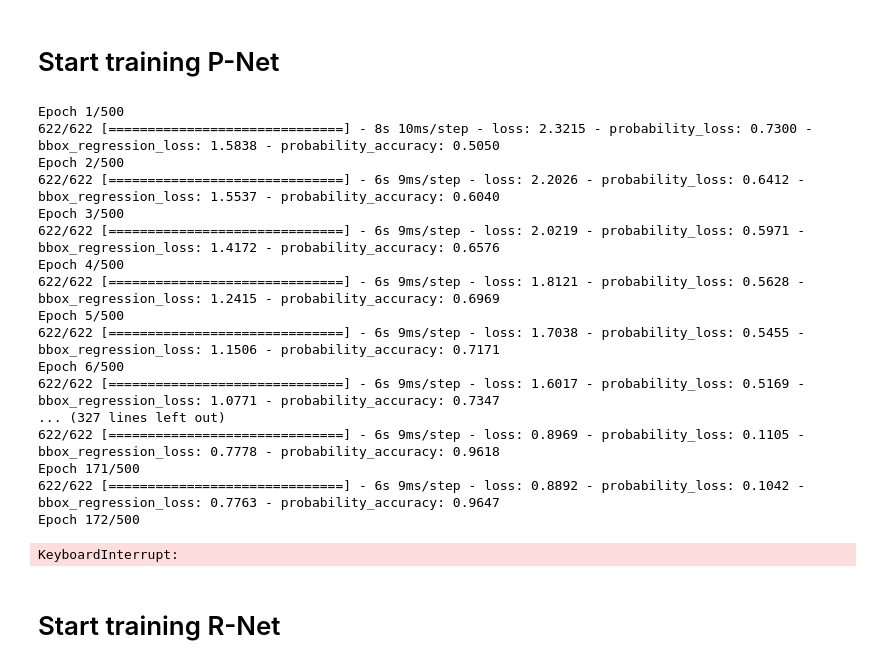
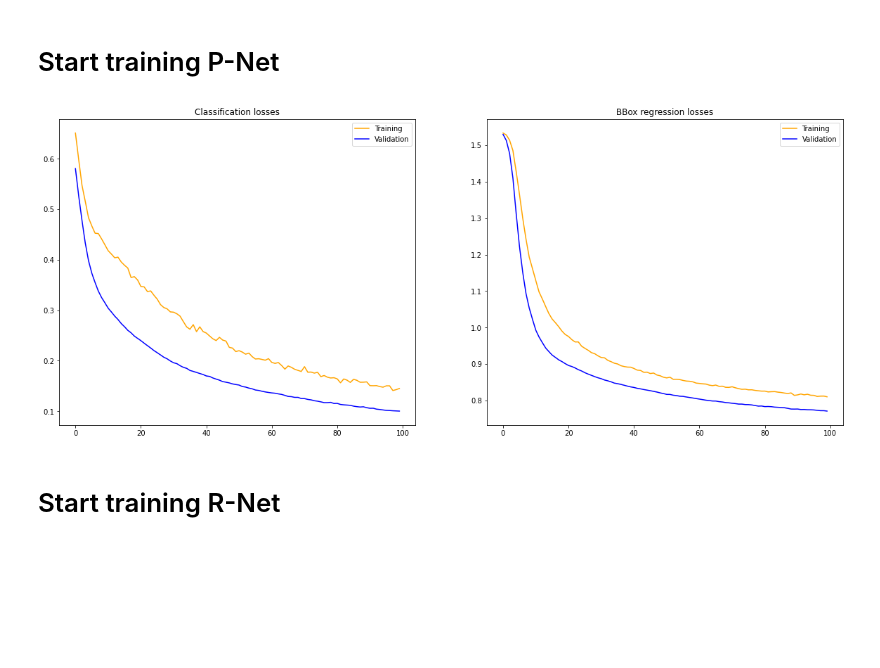
Before and after one commit to hieubkvn123/face_recognition, a Jupyter notebook: mtcnn_impl/PNet_RNet_Combined_training.ipynb, the cells around one changed output. Drawn from its saved outputs; the diff is of its cells as text; code cells hidden in the pictures; blank space fills up the shorter version.

```diff
--- a/mtcnn_impl/PNet_RNet_Combined_training.ipynb
+++ b/mtcnn_impl/PNet_RNet_Combined_training.ipynb
@@ -27,6 +27,7 @@ from tensorflow.keras.losses import MeanSquaredError, BinaryCrossentropy
 
 ### Some constants ###
 input_dim = 12 # 48
+# weights_dir = 'road_signs_1'
 weights_dir = 'road_signs'
 pnet_tensorboard_logdir = 'pnet_logs'
 rnet_tensorboard_logdir = 'rnet_logs'
@@ -52,7 +53,7 @@ if(os.path.exists(onet_tensorboard_logdir)):
     print('[INFO] Clearing O-Net log directory ... ')
     shutil.rmtree(onet_tensorboard_logdir)
 
-epochs = 500
+epochs = 100 # 500
 batch_size = 16
 pnet_tensorboard = TensorBoard(log_dir=pnet_tensorboard_logdir)
 pnet_checkpoint = ModelCheckpoint(pnet_weights, save_weights_only=True)
@@ -335,27 +338,28 @@ if(os.path.exists(pnet_weights)):
 pnet.compile(optimizer=Adam(lr=0.00001, amsgrad=True),
             loss=losses,
             metrics={'probability':'accuracy'})
-# %%
-history = pnet.fit(train_images, y, epochs=epochs, batch_size=batch_size, callbacks=pnet_callbacks)
-# %% [output]
-Epoch 1/500
-622/622 [==============================] - 8s 10ms/step - loss: 2.3215 - probability_loss: 0.7300 - bbox_regression_loss: 1.5838 - probability_accuracy: 0.5050
-Epoch 2/500
-622/622 [==============================] - 6s 9ms/step - loss: 2.2026 - probability_loss: 0.6412 - bbox_regression_loss: 1.5537 - probability_accuracy: 0.6040
-Epoch 3/500
-622/622 [==============================] - 6s 9ms/step - loss: 2.0219 - probability_loss: 0.5971 - bbox_regression_loss: 1.4172 - probability_accuracy: 0.6576
-Epoch 4/500
-622/622 [==============================] - 6s 9ms/step - loss: 1.8121 - probability_loss: 0.5628 - bbox_regression_loss: 1.2415 - probability_accuracy: 0.6969
-Epoch 5/500
-622/622 [==============================] - 6s 9ms/step - loss: 1.7038 - probability_loss: 0.5455 - bbox_regression_loss: 1.1506 - probability_accuracy: 0.7171
-Epoch 6/500
-622/622 [==============================] - 6s 9ms/step - loss: 1.6017 - probability_loss: 0.5169 - bbox_regression_loss: 1.0771 - probability_accuracy: 0.7347
-... (327 lines left out)
-622/622 [==============================] - 6s 9ms/step - loss: 0.8969 - probability_loss: 0.1105 - bbox_regression_loss: 0.7778 - probability_accuracy: 0.9618
-Epoch 171/500
-622/622 [==============================] - 6s 9ms/step - loss: 0.8892 - probability_loss: 0.1042 - bbox_regression_loss: 0.7763 - probability_accuracy: 0.9647
-Epoch 172/500
-KeyboardInterrupt:
+# %%
+history = pnet.fit(train_images, y, epochs=epochs, batch_size=batch_size, validation_split=0.2, callbacks=pnet_callbacks)
+print('[INFO] Training halted, plotting training history ... ')
+
+history = history.history
+fig, ax = plt.subplots(1, 2, figsize=(20, 8))
+ax[0].plot(history['probability_loss'], color='orange', label='Training')
+ax[0].plot(history['val_probability_loss'], color='blue', label='Validation')
+
+ax[1].plot(history['bbox_regression_loss'], color='orange', label='Training')
+ax[1].plot(history['val_bbox_regression_loss'], color='blue', label='Validation')
+
+ax[0].legend()
+ax[0].set_title('Classification losses')
+
+ax[1].legend()
+ax[1].set_title('BBox regression losses')
+
+plt.savefig('PNet_training_result.png')
+plt.show()
+# %% [output]
+[figure, added]
 # %% [markdown]
 # Start training R-Net
 # %%
```
Also changed, not shown: parts of 5 cells of this notebook, 15 other files.
